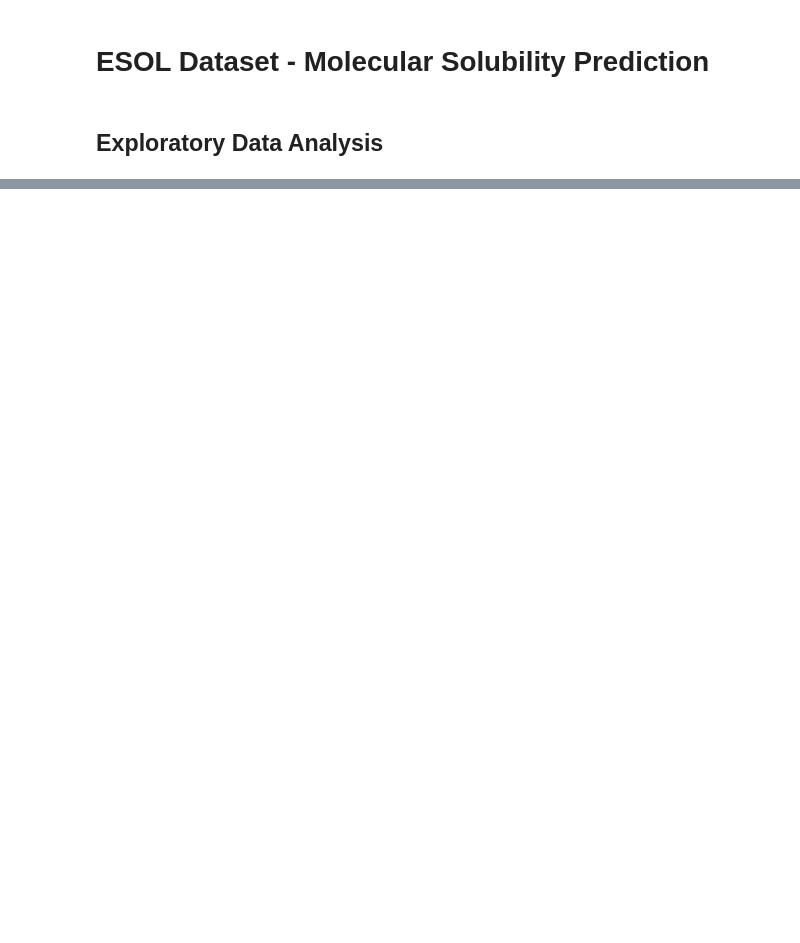
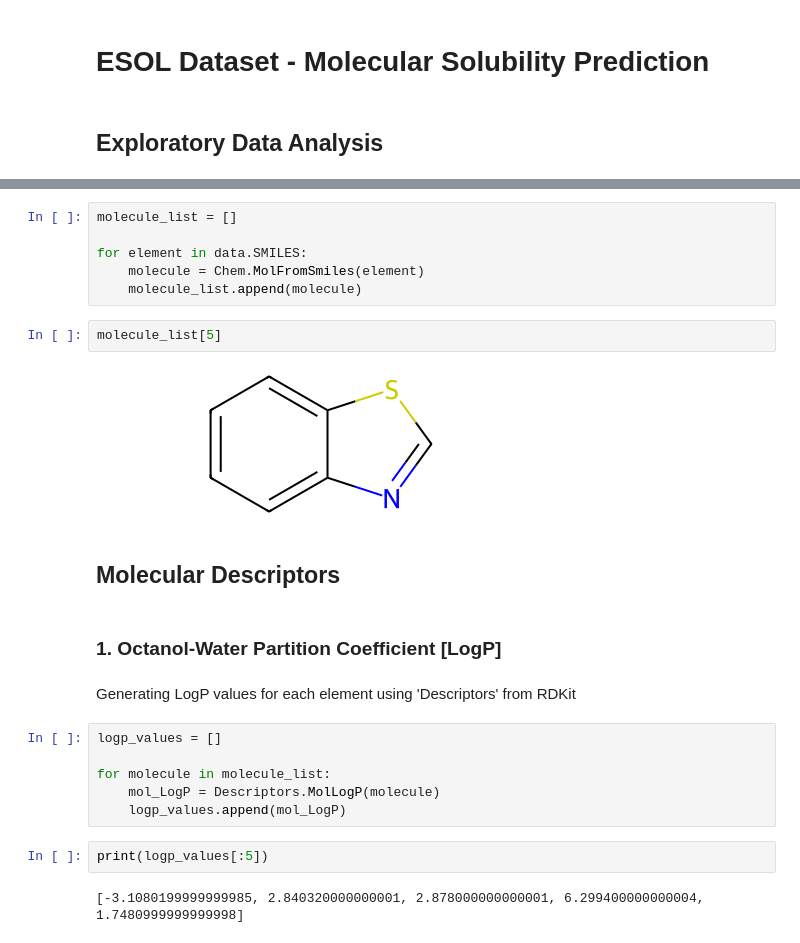
Before and after one commit to sarvesh-selvam/molecular-property-prediction, a Jupyter notebook: notebooks/01_exploratory_analysis.ipynb, the cells around one changed output, grey strips where cells are left out. Cells and saved outputs as stored; diff of their text form; blank space fills up the shorter version.

```diff
--- a/notebooks/01_exploratory_analysis.ipynb
+++ b/notebooks/01_exploratory_analysis.ipynb
@@ -90,0 +126,26 @@ plt.show()
+# %%
+molecule_list = []
+
+for element in data.SMILES:
+    molecule = Chem.MolFromSmiles(element)
+    molecule_list.append(molecule)
+# %%
+molecule_list[5]
+# %% [output]
+[figure, added]
+# %% [markdown]
+## Molecular Descriptors
+# %% [markdown]
+### 1. Octanol-Water Partition Coefficient [LogP]
+# %% [markdown]
+Generating LogP values for each element using 'Descriptors' from RDKit
+# %%
+logp_values = []
+
+for molecule in molecule_list:
+    mol_LogP = Descriptors.MolLogP(molecule)
+    logp_values.append(mol_LogP)
+# %%
+print(logp_values[:5])
+# %% [output]
+[-3.1080199999999985, 2.840320000000001, 2.878000000000001, 6.299400000000004, 1.7480999999999998]
```
Also changed, not shown: parts of 17 cells of this notebook.
